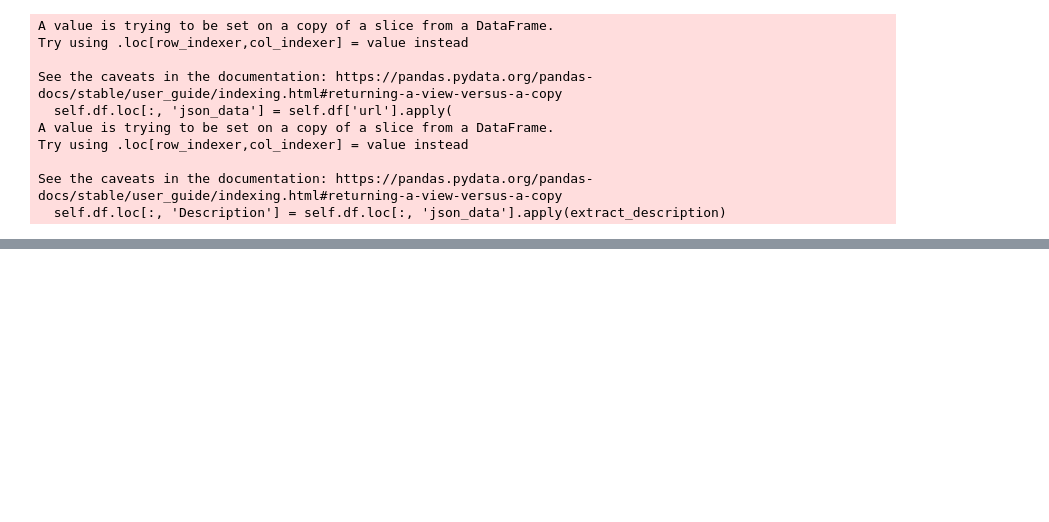
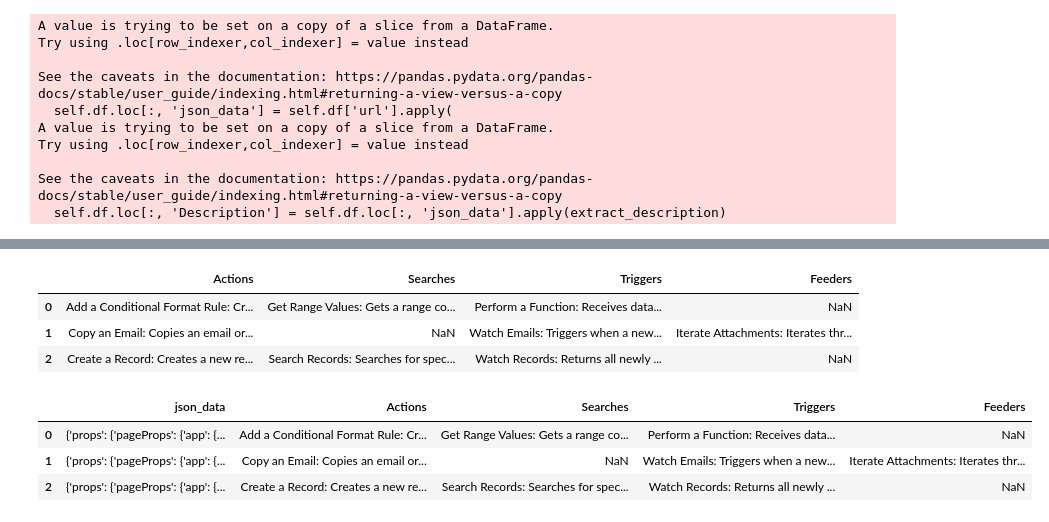
Before and after one commit to mido-99/Scrape-collection, a Jupyter notebook: make_com/plugin_page_data.ipynb, the cells around one changed output, grey strips where cells are left out. Cells and saved outputs as stored; diff of their text form; code cells hidden in the pictures; blank space fills up the shorter version.

```diff
--- a/make_com/plugin_page_data.ipynb
+++ b/make_com/plugin_page_data.ipynb
@@ -180,0 +191,12 @@ self.df
+# %%
+def extract_actions(json_data):
+
+#     json_data = df['json_data']
+    result = {}
+    for key, value in json_data['props']['pageProps']['app'].items():
+        if 'Json' in key and value != []:
+            final_key = key.rsplit('Json', 1)[0].title()
+            formatted = '\n'.join([f"{i['name']}: {i['description']}" for i in value])
+            result[final_key] = formatted
+
+    return result
@@ -180,0 +230,16 @@ self.df
+# %%
+extracted_df = pd.DataFrame(extracted_data.tolist())
+extracted_df
+# %% [output]
+|  | Actions | Searches | Triggers | Feeders |
+| 0 | Add a Conditional Format Rule: Cr... | Get Range Values: Gets a range co... | Perform a Function: Receives data... | NaN |
+| 1 | Copy an Email: Copies an email or... | NaN | Watch Emails: Triggers when a new... | Iterate Attachments: Iterates thr... |
+| 2 | Create a Record: Creates a new re... | Search Records: Searches for spec... | Watch Records: Returns all newly ... | NaN |
+# %%
+final_df = pd.concat([df2, extracted_df], axis=1)
+final_df
+# %% [output]
+|  | json_data | Actions | Searches | Triggers | Feeders |
+| 0 | {'props': {'pageProps': {'app': {... | Add a Conditional Format Rule: Cr... | Get Range Values: Gets a range co... | Perform a Function: Receives data... | NaN |
+| 1 | {'props': {'pageProps': {'app': {... | Copy an Email: Copies an email or... | NaN | Watch Emails: Triggers when a new... | Iterate Attachments: Iterates thr... |
+| 2 | {'props': {'pageProps': {'app': {... | Create a Record: Creates a new re... | Search Records: Searches for spec... | Watch Records: Returns all newly ... | NaN |
```
Also changed, not shown: parts of 10 cells of this notebook, 4 other files.
